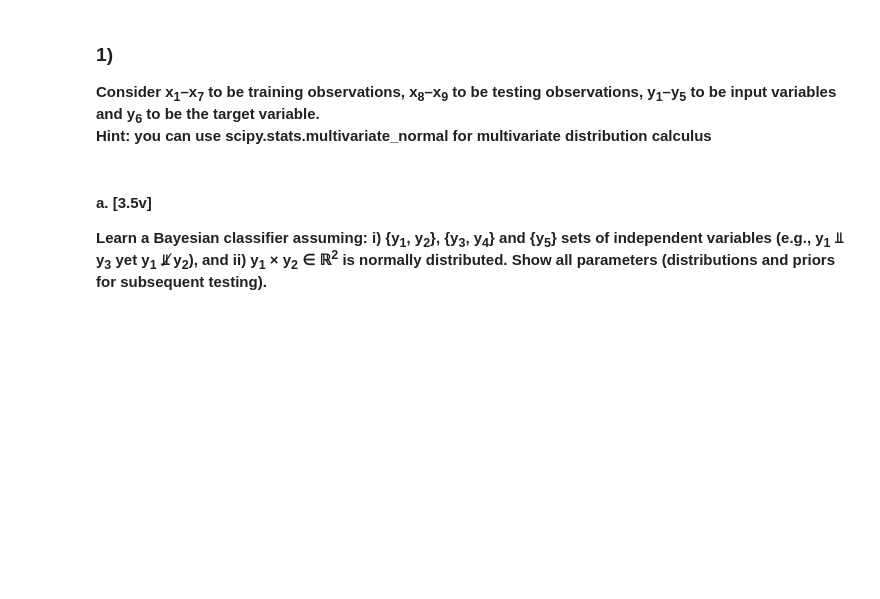
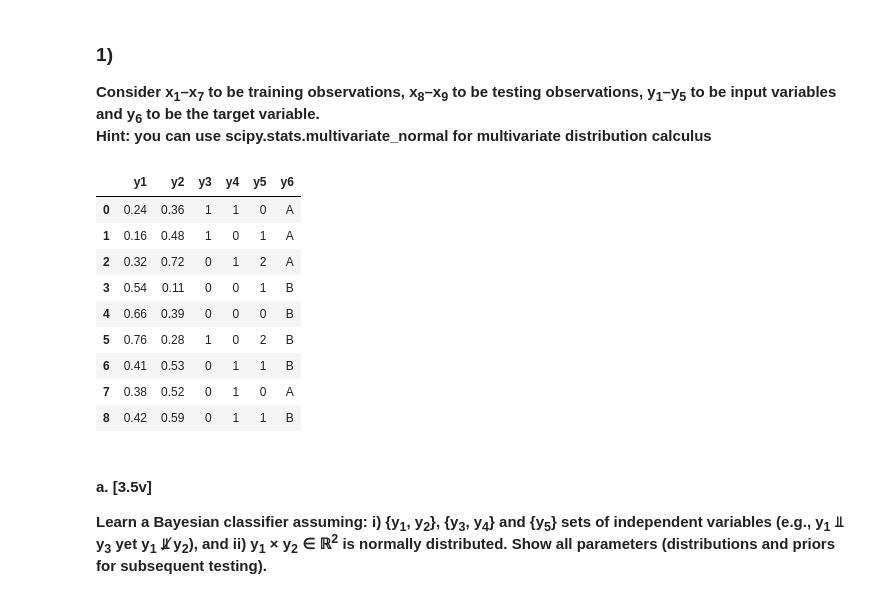
Before and after one commit to ARibeiro3110/homeworksApre, a Jupyter notebook: homework2/G015.ipynb, the cells around one changed output. Saved outputs shown, nothing was run; the diff lists cells and outputs as text; code cells hidden in the pictures; blank space fills up the shorter version.

```diff
--- a/homework2/G015.ipynb
+++ b/homework2/G015.ipynb
@@ -109,6 +109,25 @@
 **Consider x<sub>1</sub>–x<sub>7</sub> to be training observations, x<sub>8</sub>–x<sub>9</sub> to be testing observations, y<sub>1</sub>–y<sub>5</sub> to be input variables and y<sub>6</sub> to be the target variable.
 <br>
 Hint: you can use scipy.stats.multivariate_normal for multivariate distribution calculus**
+# %%
+import pandas as pd
+import numpy as np
+import scipy.stats as st
+import sklearn
+
+df = pd.read_csv("./hw2data.csv")
+display(df)
+# %% [output]
+|  | y1 | y2 | y3 | y4 | y5 | y6 |
+| 0 | 0.24 | 0.36 | 1 | 1 | 0 | A |
+| 1 | 0.16 | 0.48 | 1 | 0 | 1 | A |
+| 2 | 0.32 | 0.72 | 0 | 1 | 2 | A |
+| 3 | 0.54 | 0.11 | 0 | 0 | 1 | B |
+| 4 | 0.66 | 0.39 | 0 | 0 | 0 | B |
+| 5 | 0.76 | 0.28 | 1 | 0 | 2 | B |
+| 6 | 0.41 | 0.53 | 0 | 1 | 1 | B |
+| 7 | 0.38 | 0.52 | 0 | 1 | 0 | A |
+| 8 | 0.42 | 0.59 | 0 | 1 | 1 | B |
 # %% [markdown]
 #### a. [3.5v]
 
```
Also changed, not shown: parts of 14 cells of this notebook, 1 other file.
